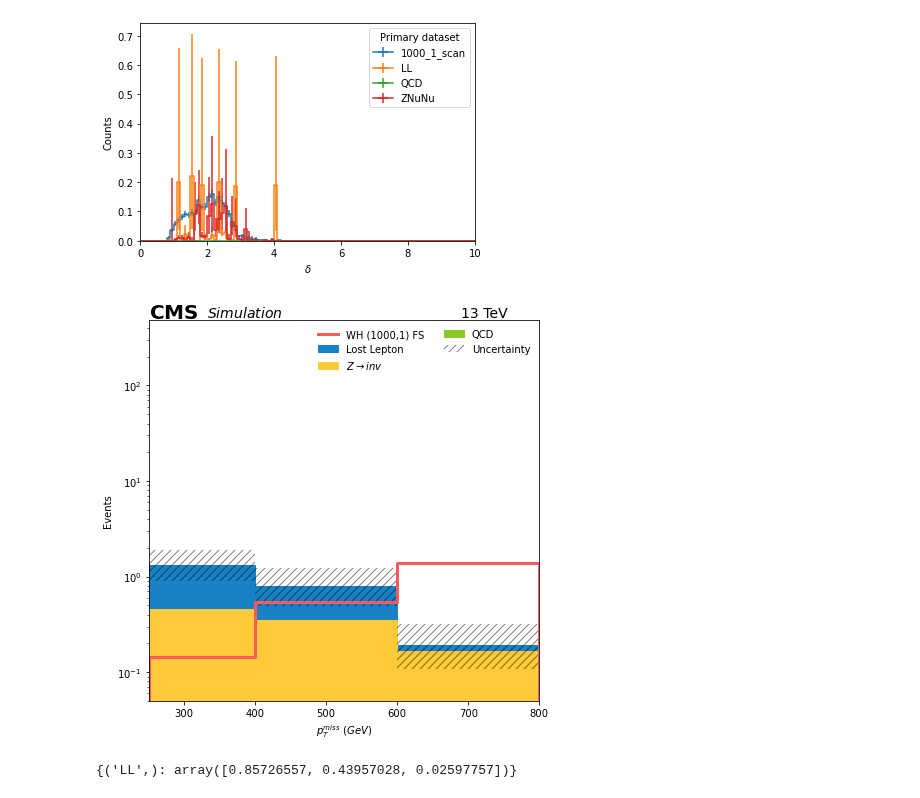
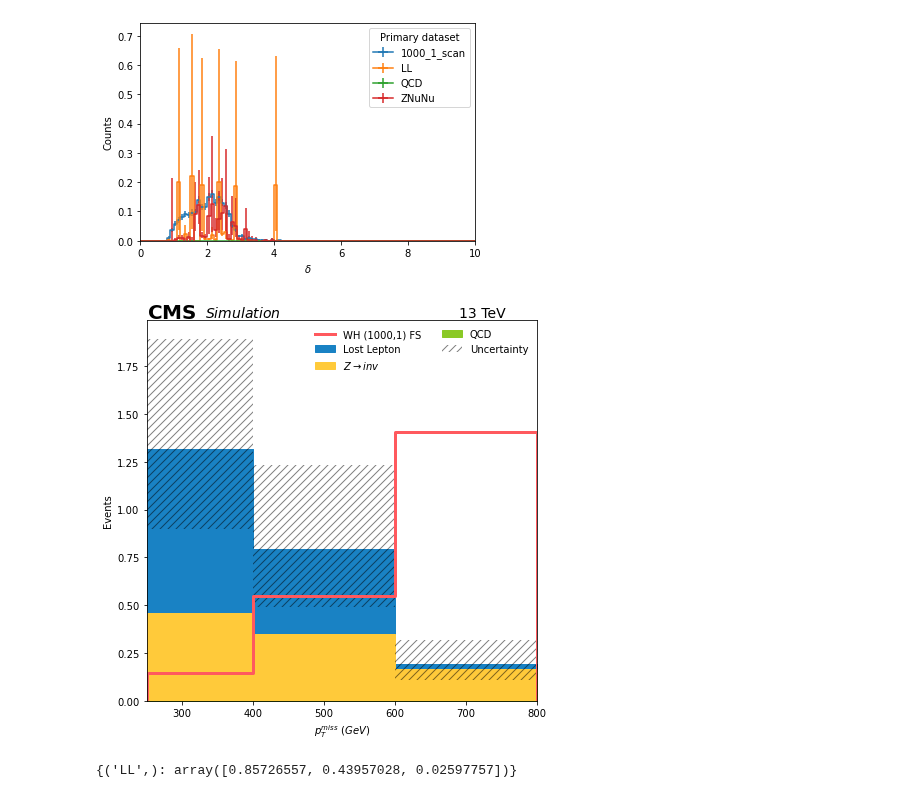
Before and after one commit to mirandabryson/tW_scattering, a Jupyter notebook: notebooks/WH_hadronic.ipynb, the cells around one changed output. Saved outputs shown, nothing was run; the diff lists cells and outputs as text; code cells hidden in the pictures.

```diff
--- a/notebooks/WH_hadronic.ipynb
+++ b/notebooks/WH_hadronic.ipynb
@@ -175,15 +175,16 @@ class analysisProcessor(processor.ProcessorABC):
         met_pt  = df["MET_pt"]
         met_phi = df["MET_phi"]
 
-        filters  = getFilters(df, year=year, dataset=dataset)
-        triggers = getTriggers(df, year=year, dataset=dataset)
-
         muon          = getMuons(df, WP='veto')
         electron      = getElectrons(df, WP='veto')
         tau           = getTaus(df)
         isotrack      = getIsoTracks(df)
         fatjet        = getFatJets(df)
         jet           = getJets(df)
+
+        filters  = getFilters(df, year=year, dataset=dataset)
+        triggers = getTriggers(df, year=year, dataset=dataset)
+        blind_protection = True if dataset.lower().count('data')==0 else (electron.counts+muon.counts)>0
 
         sf = LeptonSF(year=year)
         leptonSF = sf.get(electron, muon)
@@ -264,7 +265,7 @@ class analysisProcessor(processor.ProcessorABC):
         fullweight  = weight*cfg['lumi']
 
         cutflow = Cutflow(output, df, cfg, processes, weight=weight)
-
+        cutflow.addRow( 'blinded',  (blind_protection) )
         cutflow.addRow( 'skim',   ((met_pt>200) & (skimjet.counts>1)) )
         cutflow.addRow( 'electron veto',   (electron.counts==0) )
         cutflow.addRow( 'muon veto',   (muon.counts==0) )
@@ -388,6 +385,6 @@ asyncio.exceptions.CancelledError
 # %%
-overwrite = False
-small = False
+overwrite = True
+small = True
 
 from Tools.WH_samples import * #fileset_2016, fileset_2016_small
 
@@ -406,7 +403,7 @@ fileset_WH_merge   = {   '1000_1_scan': glob.glob('/hadoop/cms/store/user/dspitz
                 'LL': fileset_year['WJets'] + fileset_year['TTJets'] + fileset_year['ST'] + fileset_year['WW'] + fileset_year['TTW'],
                 'QCD': fileset_year['QCD'],
                 'ZNuNu': fileset_year['ZNuNu'] + fileset_year['TTZ'] + fileset_year['VV'],
-                #'Data': fileset_year['MET'],
+                'Data': fileset_year['MET'],
                 }
 
 # load the config and the cache
@@ -434,7 +431,7 @@ else:
                     #'750_1_scan': glob.glob('/hadoop/cms/store/user/dspitzba/WHhadronic/signal/GenModel_TChiWH_750_1.root'),
                     '1000_1_scan': glob.glob('/hadoop/cms/store/user/dspitzba/WH_hadronic/v0.2.4/Autumn18_TChiWH_1000_1.root'),
                     'LL': fileset_WH_merge['LL'][:2],
-                    #'Data': fileset_WH_merge['Data'][:2]
+                    'Data': fileset_WH_merge['Data'][:2]
         }
         exe_args['workers'] = 4
     else:
@@ -613,35 +612,35 @@ def saveFig( fig, ax, rax, path, name, scale='linear', shape=False, y_max=-1 ):
 # %%
 # Make some of the plots
 
 plotDir = '/home/users/dspitzba/public_html/dump/WH_had/'
 finalizePlotDir(plotDir)
 
 if True:
     name = 'MET_pt_SR'
 
     histogram = output[name]
 
     axis = bins[name]['axis']
     histogram = histogram.rebin(axis, bins[name]['bins'])
 
     y_max = histogram.sum("dataset").values(overflow='all')[()].max()
     y_over = histogram.sum("dataset").values(overflow='all')[()][-1]
 
     import re
     bkgonly = re.compile('(?!1000_1_scan)')
     notdata = re.compile('(?!pseudodata)')
     notsignal = re.compile('(?!1000_1_scan)')
 
     fig, ax = plt.subplots(1,1,figsize=(7,7))
 
     # get axes
     hist.plot1d(histogram[bkgonly], overlay="dataset", ax=ax, stack=True, overflow=bins[name]['overflow'], clear=False, line_opts=None, fill_opts=fill_opts, error_opts=error_opts, order=['QCD', 'ZNuNu', 'LL']) #error_opts??
     hist.plot1d(histogram['1000_1_scan'], overlay="dataset", ax=ax, overflow=bins[name]['overflow'], line_opts={'linewidth':3}, clear=False)
 
-    for l in ['log']:
+    for l in ['linear']:
         saveFig(fig, ax, None, plotDir, name, scale=l, shape=False, y_max=y_max)
 # %% [output]
-[figure, old version]
+[figure, new version]
 # %%
 histogram['LL'].values(overflow='over')
 # %% [output]
```
Also changed, not shown: parts of 3 cells of this notebook, 3 other files.
